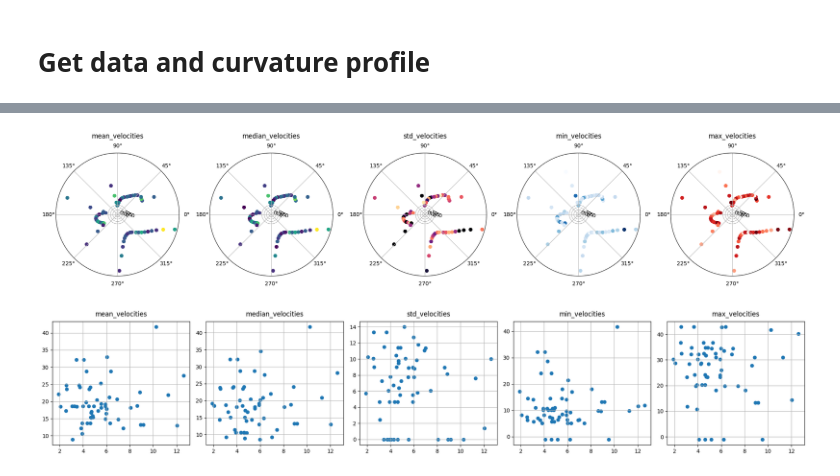
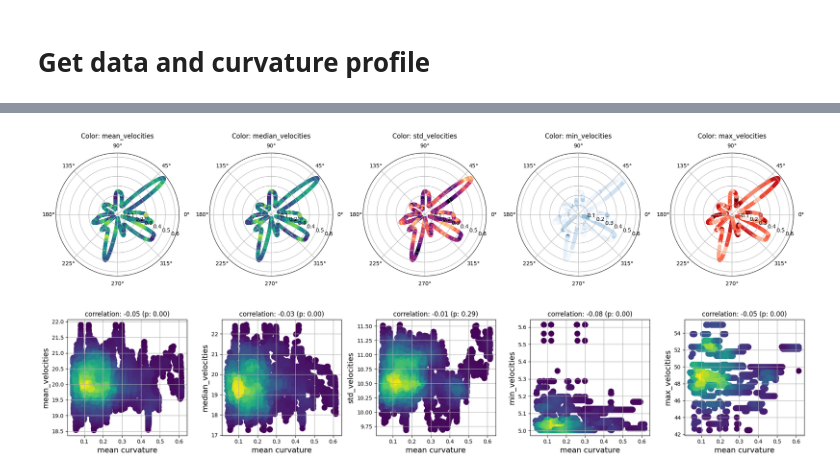
Before and after one commit to geometric-intelligence/neurometry, a Jupyter notebook: neuralgeom/notebooks/7_plot_curvature_profile_and_velocity.ipynb, the cells around one changed output, grey strips where cells are left out. Saved outputs shown, nothing was run; the diff lists cells and outputs as text; code cells hidden in the pictures.

```diff
--- a/neuralgeom/notebooks/7_plot_curvature_profile_and_velocity.ipynb
+++ b/neuralgeom/notebooks/7_plot_curvature_profile_and_velocity.ipynb
@@ -147,17 +147,18 @@ curv_norm_learned_profile = pd.read_csv(
 curv_norm_learned_profile["curv_norm_learned"].hist()
 
 median = curv_norm_learned_profile["curv_norm_learned"].median()
-filtered = curv_norm_learned_profile[
-    curv_norm_learned_profile["curv_norm_learned"] < 2 * median
-]
+filtered = curv_norm_learned_profile
+# [
+#     curv_norm_learned_profile["curv_norm_learned"] < 2 * median
+# ]
 filtered["curv_norm_learned"].hist()
 
 
-print("mean:", curv_norm_learned_profile["curv_norm_learned"].mean() / 10000000)
-print("median:", curv_norm_learned_profile["curv_norm_learned"].median() / 10000000)
-print("std:", curv_norm_learned_profile["curv_norm_learned"].std() / 10000000)
-print("min:", curv_norm_learned_profile["curv_norm_learned"].min() / 10000000)
-print("max:", curv_norm_learned_profile["curv_norm_learned"].max() / 10000000)
+print("mean:", curv_norm_learned_profile["curv_norm_learned"].mean() )
+print("median:", curv_norm_learned_profile["curv_norm_learned"].median())
+print("std:", curv_norm_learned_profile["curv_norm_learned"].std())
+print("min:", curv_norm_learned_profile["curv_norm_learned"].min())
+print("max:", curv_norm_learned_profile["curv_norm_learned"].max())
 viz.plot_curvature_velocities(curv_norm_learned_profile, config, labels)
 viz.plot_curvature_velocities(filtered, config, labels)
 # %% [output]
@@ -174,6 +175,7 @@ max: 3.958537608669816e-05
 import matplotlib.cm as cm
 import matplotlib.pyplot as plt
 import numpy as np
+
 
 stats = [
     "mean_velocities",
@@ -191,26 +193,36 @@ for i_stat, stat_velocities in enumerate(stats):
     ax = axes[i_stat]
     ax.scatter(
         filtered["z_grid"],
-        filtered["curv_norm_learned"],
+        1/filtered["curv_norm_learned"],
         c=filtered[stat_velocities],
         cmap=cmaps[i_stat],
     )
-    ax.set_rticks([0.5, 1, 1.5, 2])  # Less radial ticks
+    #ax.set_rticks([0.5, 1, 1.5, 2])  # Less radial ticks
     ax.set_rlabel_position(-22.5)  # Move radial labels away from plotted line
     ax.grid(True)
-    ax.set_title(stat_velocities, va="bottom")
+    ax.set_title("Color: " + stat_velocities, va="bottom")
 fig.tight_layout()
 # %% [output]
-[figure, old version]
+[figure, new version]
 # %%
+from scipy.stats import gaussian_kde, pearsonr
+
+
 fig, axes = plt.subplots(nrows=1, ncols=len(stats), figsize=(20, 4))
 for i_stat, stat_velocities in enumerate(stats):
     ax = axes[i_stat]
-    ax.scatter(
-        filtered["curv_norm_learned"], filtered[stat_velocities], cmap=cmaps[i_stat]
-    )
+    x = 1/filtered["curv_norm_learned"]
+    y = filtered[stat_velocities]
+    # Calculate the point density
+    xy = np.vstack([x, y])
+    z = gaussian_kde(xy)(xy)
+    ax.set_xlabel("mean curvature", fontsize=14)
+    ax.scatter(x, y, c=z, s=100)
     ax.grid(True)
-    ax.set_title(stat_velocities, va="bottom")
+    ax.set_ylabel(stat_velocities, fontsize=14)
+    pears = pearsonr(x, y)
+    #print(pears.statistic)
+    ax.set_title(f"correlation: {pears.statistic:.2f} (p: {pears.pvalue:.2f})")
 fig.tight_layout()
 # %% [output]
-[figure, old version]
+[figure, new version]
```
Also changed, not shown: parts of 6 cells of this notebook.
